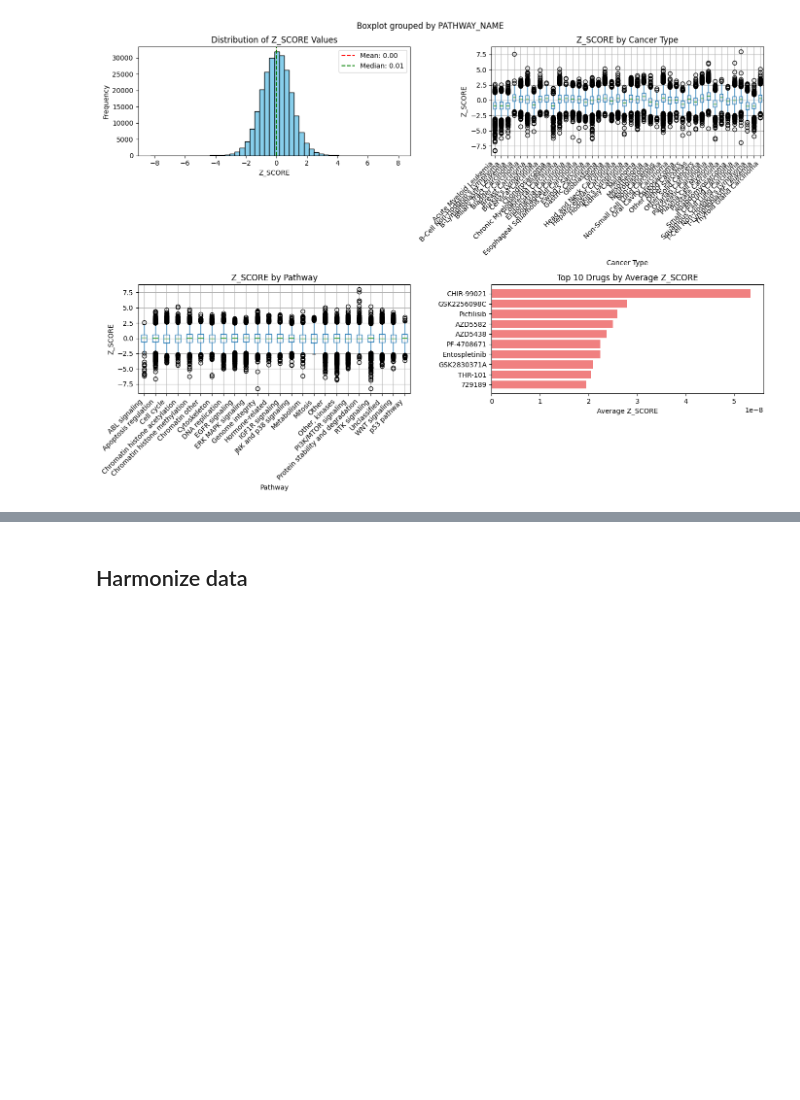
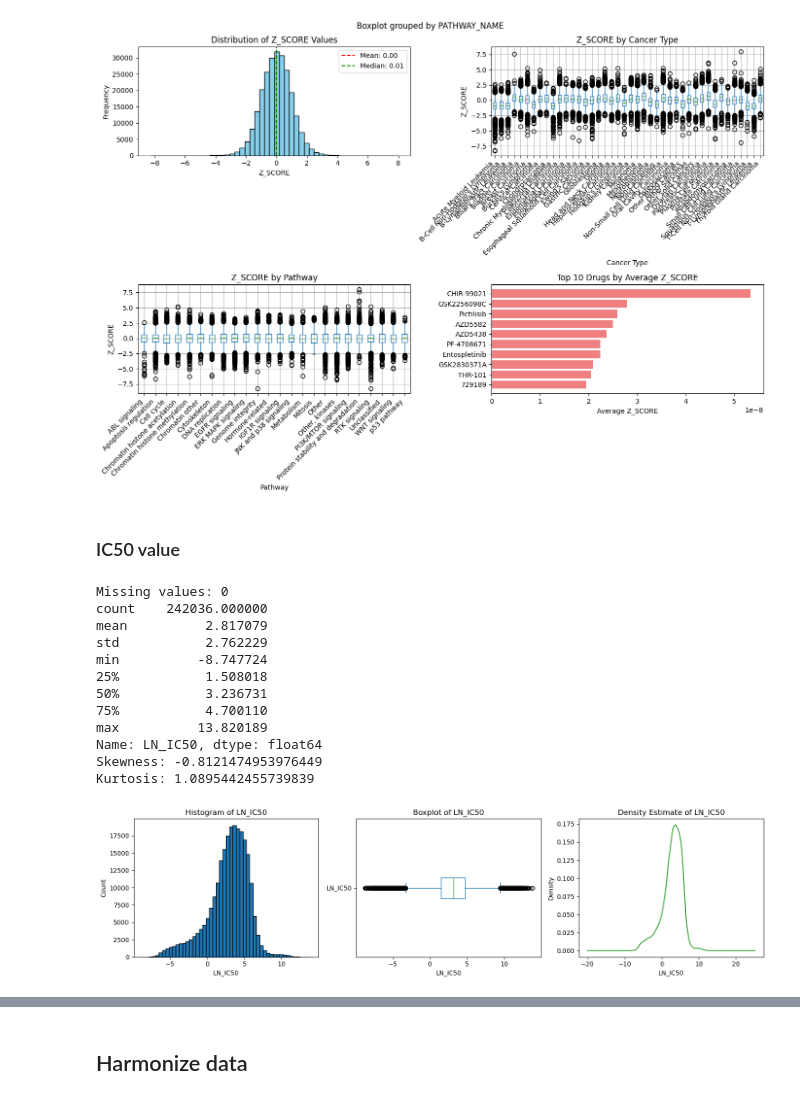
Before and after one commit to s-juross/projekt_genomforschung, a Jupyter notebook: data_exploration_small.ipynb, the cells around one changed output, grey strips where cells are left out. Saved outputs shown, nothing was run; the diff lists cells and outputs as text; code cells hidden in the pictures; blank space fills up the shorter version.

Commit message:
include analysis of IC50 value

```diff
--- a/data_exploration_small.ipynb
+++ b/data_exploration_small.ipynb
@@ -192,3 +192,49 @@ GSK2830371A    2.092050e-08  1.0 -3.947121  2.947519    717
 THR-101        2.051984e-08  1.0 -3.958271  2.886245    731
 729189         1.952580e-08  1.0 -4.169217  3.920063    717
 [figure]
+# %% [markdown]
+### IC50 value
+# %%
+import matplotlib.pyplot as plt
+
+ln_ic50 = df['LN_IC50']
+
+print("Missing values:", ln_ic50.isna().sum())
+print(ln_ic50.describe())
+print("Skewness:", ln_ic50.skew())
+print("Kurtosis:", ln_ic50.kurtosis())
+
+plt.figure(figsize=(15, 4))
+
+plt.subplot(1, 3, 1)
+plt.hist(ln_ic50.dropna(), bins=50, color='tab:blue', edgecolor='black')
+plt.title("Histogram of LN_IC50")
+plt.xlabel("LN_IC50")
+plt.ylabel("Count")
+
+plt.subplot(1, 3, 2)
+ln_ic50.plot(kind='box', vert=False)
+plt.title("Boxplot of LN_IC50")
+plt.xlabel("LN_IC50")
+
+plt.subplot(1, 3, 3)
+ln_ic50.plot(kind='kde', color='tab:green')
+plt.title("Density Estimate of LN_IC50")
+plt.xlabel("LN_IC50")
+
+plt.tight_layout()
+plt.show()
+# %% [output]
+Missing values: 0
+count    242036.000000
+mean          2.817079
+std           2.762229
+min          -8.747724
+25%           1.508018
+50%           3.236731
+75%           4.700110
+max          13.820189
+Name: LN_IC50, dtype: float64
+Skewness: -0.8121474953976449
+Kurtosis: 1.0895442455739839
+[figure, added]
```
Also changed, not shown: parts of 2 cells of this notebook.
